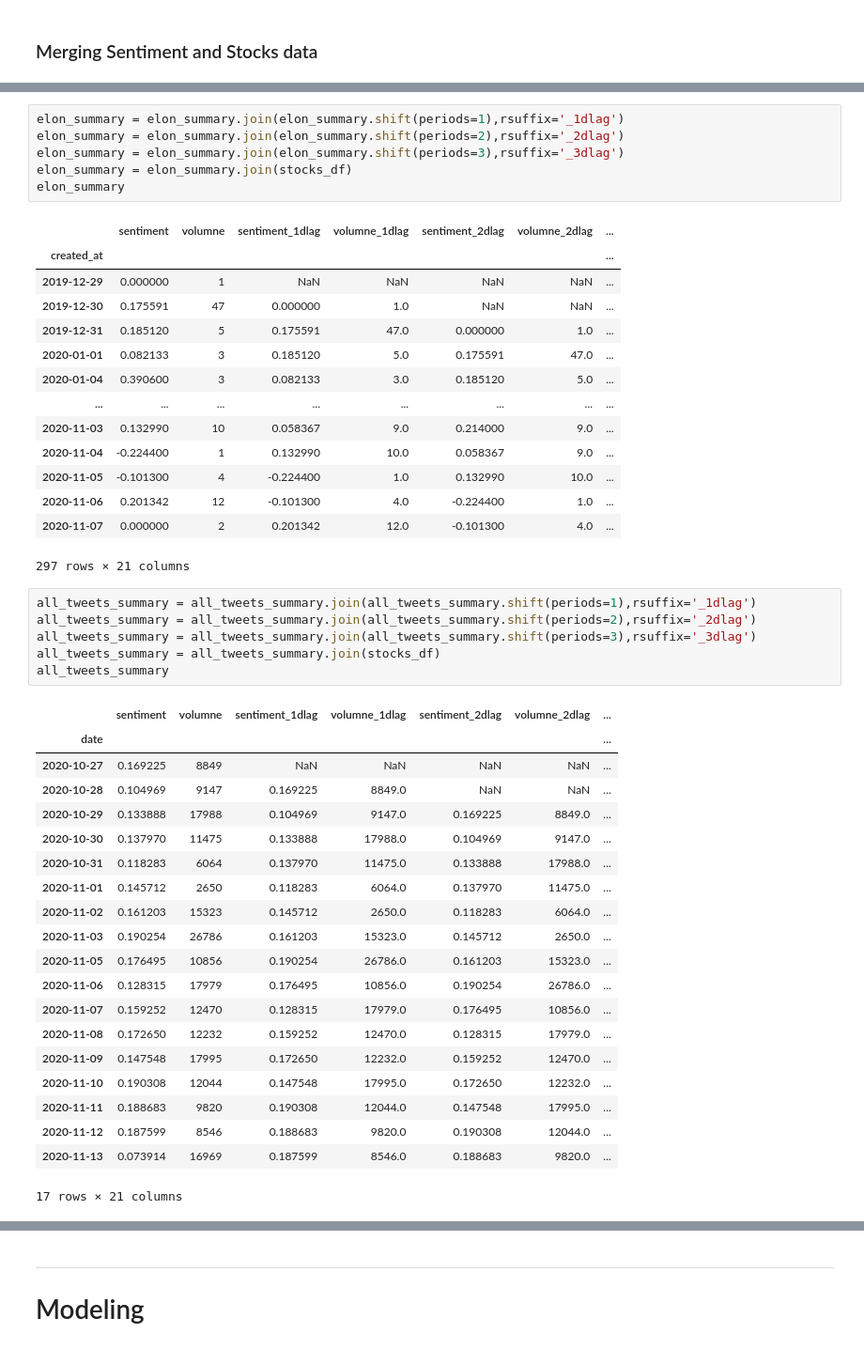
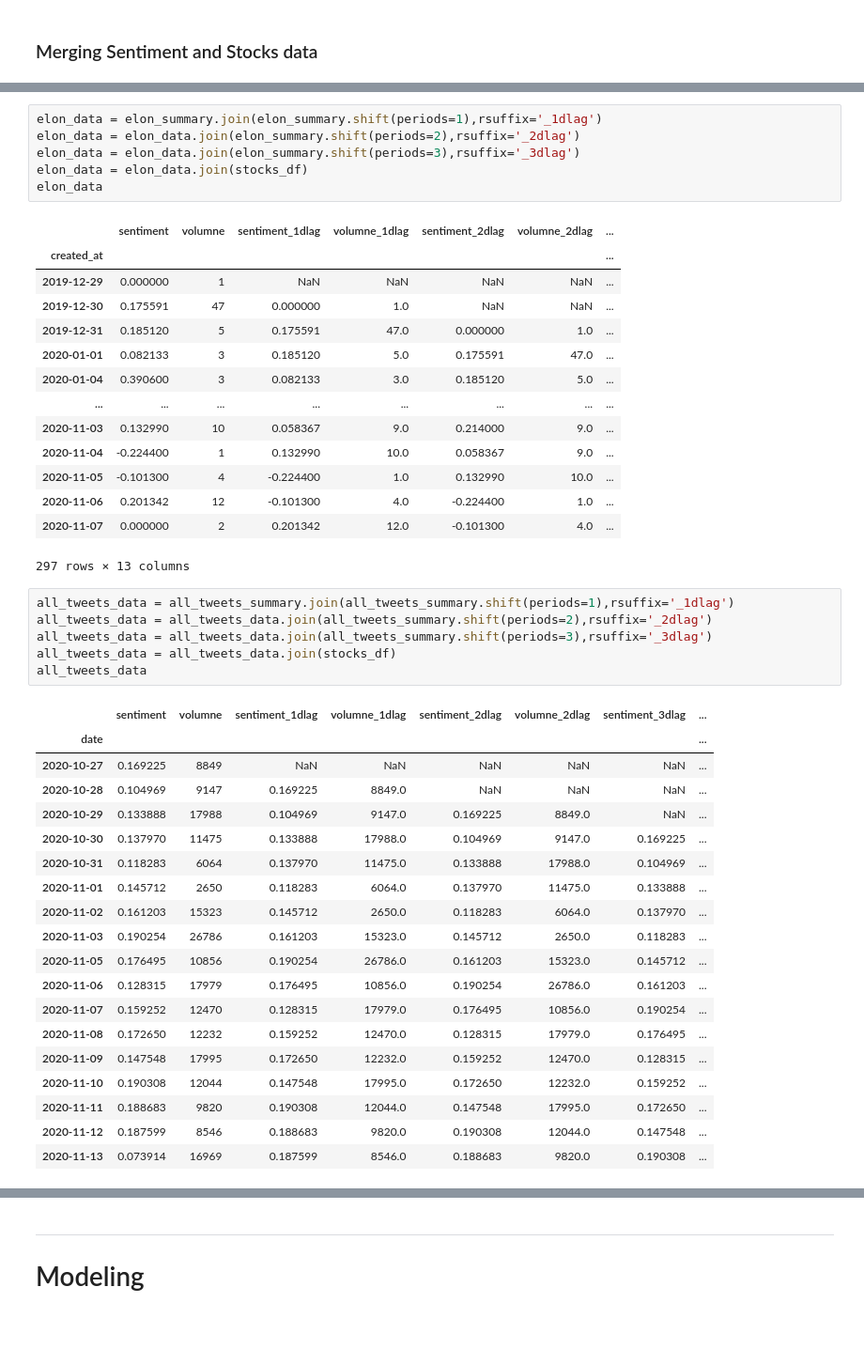
Before and after one commit to akshaypunwatkar/tesla_stock_prediction, a Jupyter notebook: Analysis_tesla_stock.ipynb, the cells around one changed output, grey strips where cells are left out. Shown at 94% size. Cells and saved outputs as stored; diff of their text form.

Commit message:
changed data file

```diff
--- a/Analysis_tesla_stock.ipynb
+++ b/Analysis_tesla_stock.ipynb
@@ -313,9 +313,9 @@ tesla_summary
 # %%
-elon_summary = elon_summary.join(elon_summary.shift(periods=1),rsuffix='_1dlag')
-elon_summary = elon_summary.join(elon_summary.shift(periods=2),rsuffix='_2dlag')
-elon_summary = elon_summary.join(elon_summary.shift(periods=3),rsuffix='_3dlag')
-elon_summary = elon_summary.join(stocks_df)
-elon_summary
+elon_data = elon_summary.join(elon_summary.shift(periods=1),rsuffix='_1dlag')
+elon_data = elon_data.join(elon_summary.shift(periods=2),rsuffix='_2dlag')
+elon_data = elon_data.join(elon_summary.shift(periods=3),rsuffix='_3dlag')
+elon_data = elon_data.join(stocks_df)
+elon_data
 # %% [output]
 |  | sentiment | volumne | sentiment_1dlag | volumne_1dlag | sentiment_2dlag | volumne_2dlag | ... |
 | created_at |  |  |  |  |  |  | ... |
@@ -330,32 +330,31 @@ elon_summary
 | 2020-11-05 | -0.101300 | 4 | -0.224400 | 1.0 | 0.132990 | 10.0 | ... |
 | 2020-11-06 | 0.201342 | 12 | -0.101300 | 4.0 | -0.224400 | 1.0 | ... |
 | 2020-11-07 | 0.000000 | 2 | 0.201342 | 12.0 | -0.101300 | 4.0 | ... |
-297 rows × 21 columns
+297 rows × 13 columns
 # %%
-all_tweets_summary = all_tweets_summary.join(all_tweets_summary.shift(periods=1),rsuffix='_1dlag')
-all_tweets_summary = all_tweets_summary.join(all_tweets_summary.shift(periods=2),rsuffix='_2dlag')
-all_tweets_summary = all_tweets_summary.join(all_tweets_summary.shift(periods=3),rsuffix='_3dlag')
-all_tweets_summary = all_tweets_summary.join(stocks_df)
-all_tweets_summary
+all_tweets_data = all_tweets_summary.join(all_tweets_summary.shift(periods=1),rsuffix='_1dlag')
+all_tweets_data = all_tweets_data.join(all_tweets_summary.shift(periods=2),rsuffix='_2dlag')
+all_tweets_data = all_tweets_data.join(all_tweets_summary.shift(periods=3),rsuffix='_3dlag')
+all_tweets_data = all_tweets_data.join(stocks_df)
+all_tweets_data
 # %% [output]
-|  | sentiment | volumne | sentiment_1dlag | volumne_1dlag | sentiment_2dlag | volumne_2dlag | ... |
-| date |  |  |  |  |  |  | ... |
-| 2020-10-27 | 0.169225 | 8849 | NaN | NaN | NaN | NaN | ... |
-| 2020-10-28 | 0.104969 | 9147 | 0.169225 | 8849.0 | NaN | NaN | ... |
-| 2020-10-29 | 0.133888 | 17988 | 0.104969 | 9147.0 | 0.169225 | 8849.0 | ... |
-| 2020-10-30 | 0.137970 | 11475 | 0.133888 | 17988.0 | 0.104969 | 9147.0 | ... |
-| 2020-10-31 | 0.118283 | 6064 | 0.137970 | 11475.0 | 0.133888 | 17988.0 | ... |
-| 2020-11-01 | 0.145712 | 2650 | 0.118283 | 6064.0 | 0.137970 | 11475.0 | ... |
-| 2020-11-02 | 0.161203 | 15323 | 0.145712 | 2650.0 | 0.118283 | 6064.0 | ... |
-| 2020-11-03 | 0.190254 | 26786 | 0.161203 | 15323.0 | 0.145712 | 2650.0 | ... |
-| 2020-11-05 | 0.176495 | 10856 | 0.190254 | 26786.0 | 0.161203 | 15323.0 | ... |
-| 2020-11-06 | 0.128315 | 17979 | 0.176495 | 10856.0 | 0.190254 | 26786.0 | ... |
-| 2020-11-07 | 0.159252 | 12470 | 0.128315 | 17979.0 | 0.176495 | 10856.0 | ... |
-| 2020-11-08 | 0.172650 | 12232 | 0.159252 | 12470.0 | 0.128315 | 17979.0 | ... |
-| 2020-11-09 | 0.147548 | 17995 | 0.172650 | 12232.0 | 0.159252 | 12470.0 | ... |
-| 2020-11-10 | 0.190308 | 12044 | 0.147548 | 17995.0 | 0.172650 | 12232.0 | ... |
-| 2020-11-11 | 0.188683 | 9820 | 0.190308 | 12044.0 | 0.147548 | 17995.0 | ... |
-| 2020-11-12 | 0.187599 | 8546 | 0.188683 | 9820.0 | 0.190308 | 12044.0 | ... |
-| 2020-11-13 | 0.073914 | 16969 | 0.187599 | 8546.0 | 0.188683 | 9820.0 | ... |
+|  | sentiment | volumne | sentiment_1dlag | volumne_1dlag | sentiment_2dlag | volumne_2dlag | sentiment_3dlag | ... |
+| date |  |  |  |  |  |  |  | ... |
+| 2020-10-27 | 0.169225 | 8849 | NaN | NaN | NaN | NaN | NaN | ... |
+| 2020-10-28 | 0.104969 | 9147 | 0.169225 | 8849.0 | NaN | NaN | NaN | ... |
+| 2020-10-29 | 0.133888 | 17988 | 0.104969 | 9147.0 | 0.169225 | 8849.0 | NaN | ... |
+| 2020-10-30 | 0.137970 | 11475 | 0.133888 | 17988.0 | 0.104969 | 9147.0 | 0.169225 | ... |
+| 2020-10-31 | 0.118283 | 6064 | 0.137970 | 11475.0 | 0.133888 | 17988.0 | 0.104969 | ... |
+| 2020-11-01 | 0.145712 | 2650 | 0.118283 | 6064.0 | 0.137970 | 11475.0 | 0.133888 | ... |
+| 2020-11-02 | 0.161203 | 15323 | 0.145712 | 2650.0 | 0.118283 | 6064.0 | 0.137970 | ... |
+| 2020-11-03 | 0.190254 | 26786 | 0.161203 | 15323.0 | 0.145712 | 2650.0 | 0.118283 | ... |
+| 2020-11-05 | 0.176495 | 10856 | 0.190254 | 26786.0 | 0.161203 | 15323.0 | 0.145712 | ... |
+| 2020-11-06 | 0.128315 | 17979 | 0.176495 | 10856.0 | 0.190254 | 26786.0 | 0.161203 | ... |
+| 2020-11-07 | 0.159252 | 12470 | 0.128315 | 17979.0 | 0.176495 | 10856.0 | 0.190254 | ... |
+| 2020-11-08 | 0.172650 | 12232 | 0.159252 | 12470.0 | 0.128315 | 17979.0 | 0.176495 | ... |
+| 2020-11-09 | 0.147548 | 17995 | 0.172650 | 12232.0 | 0.159252 | 12470.0 | 0.128315 | ... |
+| 2020-11-10 | 0.190308 | 12044 | 0.147548 | 17995.0 | 0.172650 | 12232.0 | 0.159252 | ... |
+| 2020-11-11 | 0.188683 | 9820 | 0.190308 | 12044.0 | 0.147548 | 17995.0 | 0.172650 | ... |
+| 2020-11-12 | 0.187599 | 8546 | 0.188683 | 9820.0 | 0.190308 | 12044.0 | 0.147548 | ... |
+| 2020-11-13 | 0.073914 | 16969 | 0.187599 | 8546.0 | 0.188683 | 9820.0 | 0.190308 | ... |
-17 rows × 21 columns
 # %%
```
Also changed, not shown: parts of 2 cells of this notebook, 3 other files.
